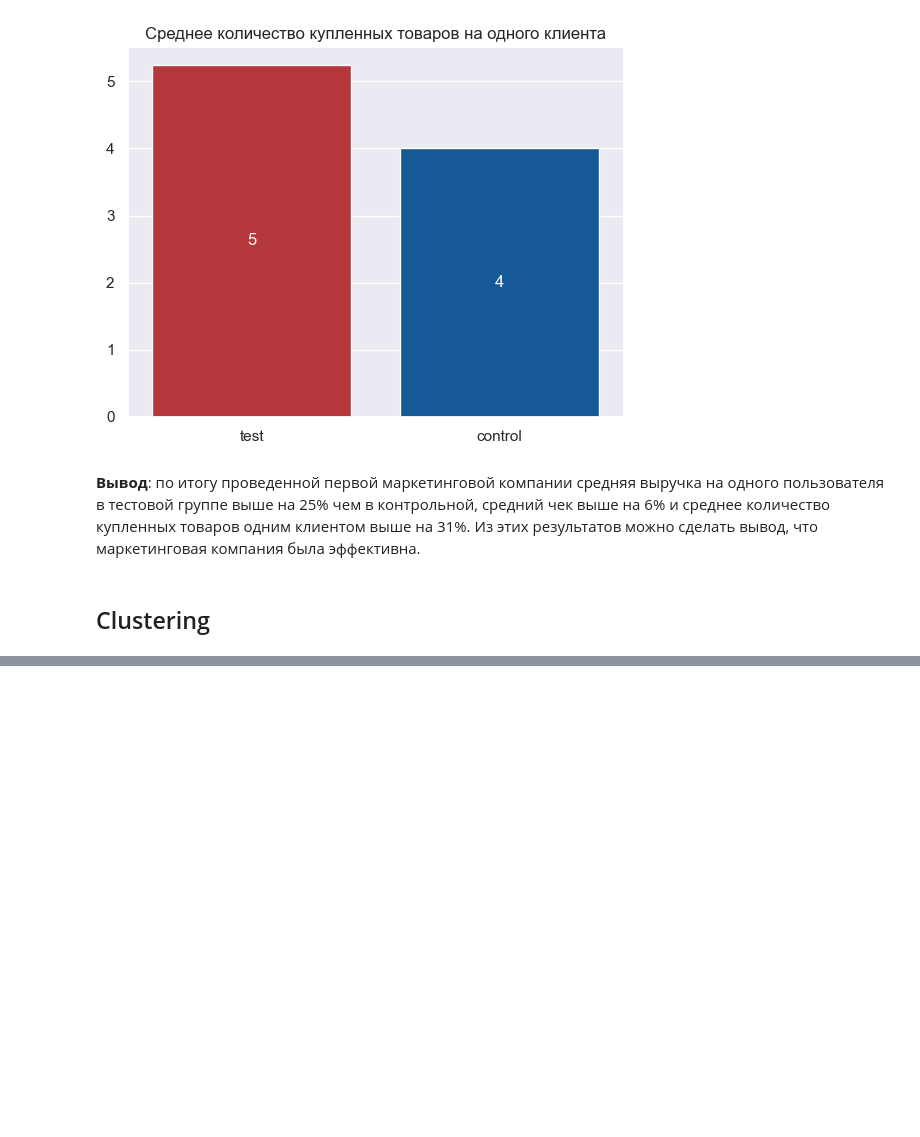
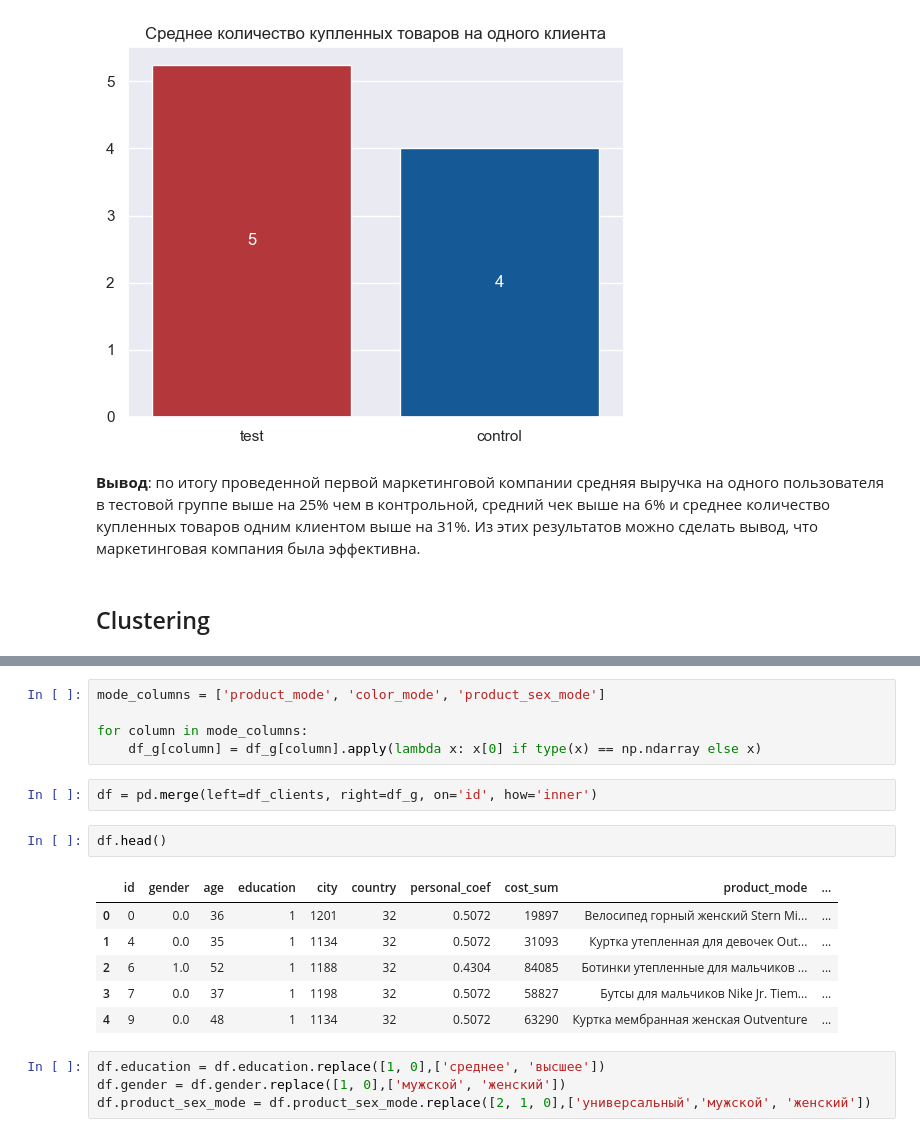
Before and after one commit to Dimayo/sporting_store, a Jupyter notebook: research.ipynb, the cells around one changed output, grey strips where cells are left out. Cells and saved outputs as stored; diff of their text form; blank space fills up the shorter version.

```diff
--- a/research.ipynb
+++ b/research.ipynb
@@ -740,0 +784,20 @@ Text(0.5, 1.0, 'Среднее количество купленных това
+# %%
+mode_columns = ['product_mode', 'color_mode', 'product_sex_mode']
+
+for column in mode_columns:
+    df_g[column] = df_g[column].apply(lambda x: x[0] if type(x) == np.ndarray else x)
+# %%
+df = pd.merge(left=df_clients, right=df_g, on='id', how='inner')
+# %%
+df.head()
+# %% [output]
+|  | id | gender | age | education | city | country | personal_coef | cost_sum | product_mode | ... |
+| 0 | 0 | 0.0 | 36 | 1 | 1201 | 32 | 0.5072 | 19897 | Велосипед горный женский Stern Mi... | ... |
+| 1 | 4 | 0.0 | 35 | 1 | 1134 | 32 | 0.5072 | 31093 | Куртка утепленная для девочек Out... | ... |
+| 2 | 6 | 1.0 | 52 | 1 | 1188 | 32 | 0.4304 | 84085 | Ботинки утепленные для мальчиков ... | ... |
+| 3 | 7 | 0.0 | 37 | 1 | 1198 | 32 | 0.5072 | 58827 | Бутсы для мальчиков Nike Jr. Tiem... | ... |
+| 4 | 9 | 0.0 | 48 | 1 | 1134 | 32 | 0.5072 | 63290 | Куртка мембранная женская Outventure | ... |
+# %%
+df.education = df.education.replace([1, 0],['среднее', 'высшее'])
+df.gender = df.gender.replace([1, 0],['мужской', 'женский'])
+df.product_sex_mode = df.product_sex_mode.replace([2, 1, 0],['универсальный','мужской', 'женский'])
```
Also changed, not shown: parts of 15 cells of this notebook.
